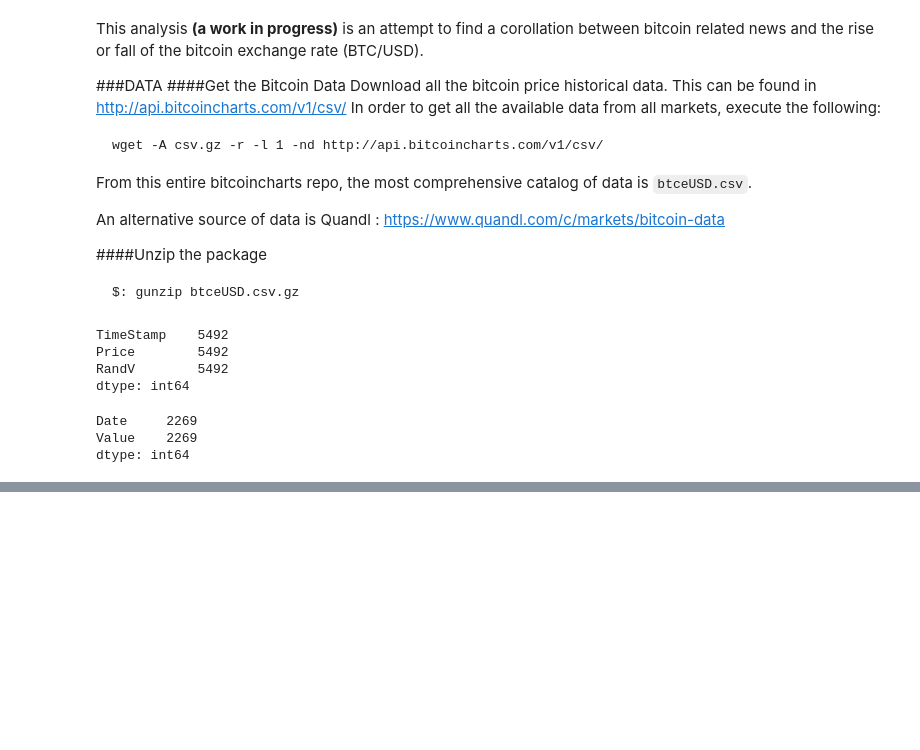
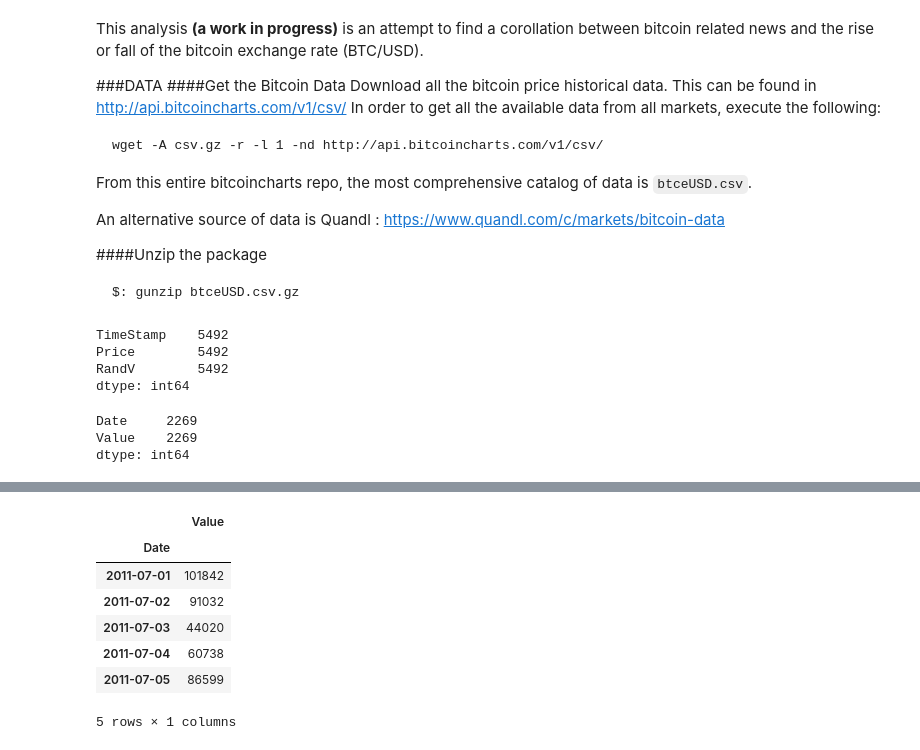
Before and after one commit to Link-/bitcoin-manalysis, a Jupyter notebook: influence/Bitcoin-Price-News-Impact_v0.0.1.ipynb, the cells around one changed output, grey strips where cells are left out. Cells and saved outputs as stored; diff of their text form; code cells hidden in the pictures; blank space fills up the shorter version.

```diff
--- a/influence/Bitcoin-Price-News-Impact_v0.0.1.ipynb
+++ b/influence/Bitcoin-Price-News-Impact_v0.0.1.ipynb
@@ -74,6 +106,22 @@ trans_volBTC_df = pd.DataFrame(raw_trans_vol, columns=['Date', 'Volume'])
 # %%
+# Create a DataFrame from Trans Volume (in BTC) raw data
+trans_volBTC_df = pd.DataFrame(raw_trans_vol, columns=['Date', 'Value'])
+
 # Limit the Transaction Volume Data to a range
-# trans_volBTC_df[(trans_volBTC_df['Date'] >= pd.datetime(2011,7,1))
-#                 & (trans_volBTC_df['Date'] <= pd.datetime(2011,10,31))].head()
-# trans_volBTC_df=trans_volBTC_df.set_index('Date')
-# trans_volBTC_df['2011-7':'2011-10'].head()
+trans_volSlice_df = trans_volBTC_df[(trans_volBTC_df['Date'] >= pd.datetime(2011,7,1))
+                                & (trans_volBTC_df['Date'] <= pd.datetime(2011,10,5))]
+
+# Set index
+trans_volSlice_df = trans_volSlice_df.set_index('Date')
+
+# Show the last 5 values
+trans_volSlice_df.head()
+# %% [output]
+|  | Value |
+| Date |  |
+| 2011-07-01 | 101842 |
+| 2011-07-02 | 91032 |
+| 2011-07-03 | 44020 |
+| 2011-07-04 | 60738 |
+| 2011-07-05 | 86599 |
+5 rows × 1 columns
```
Also changed, not shown: parts of 5 cells of this notebook.
